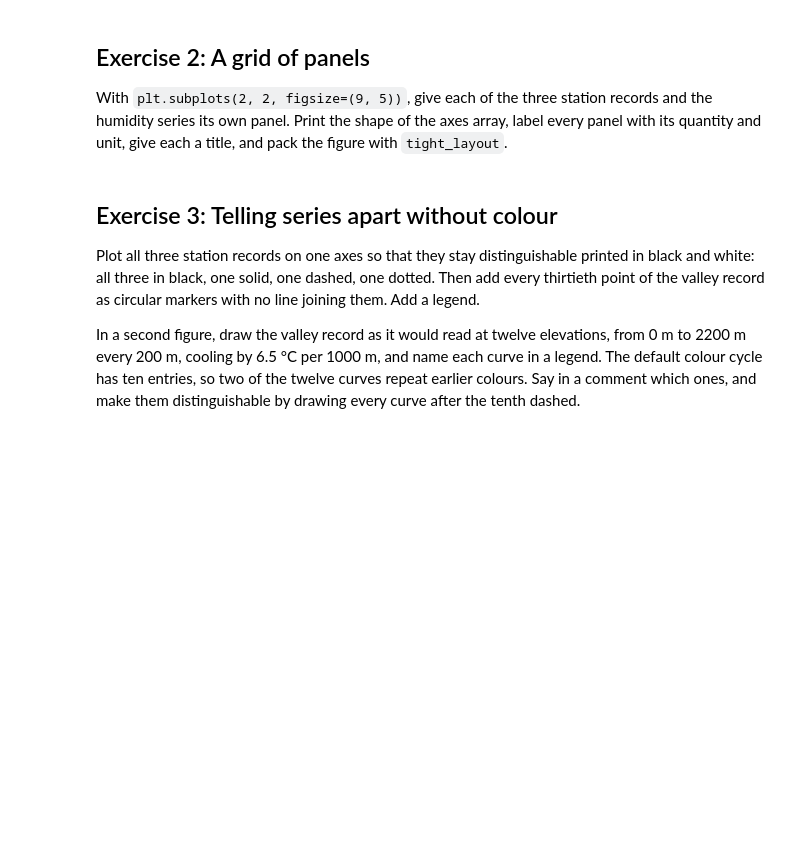
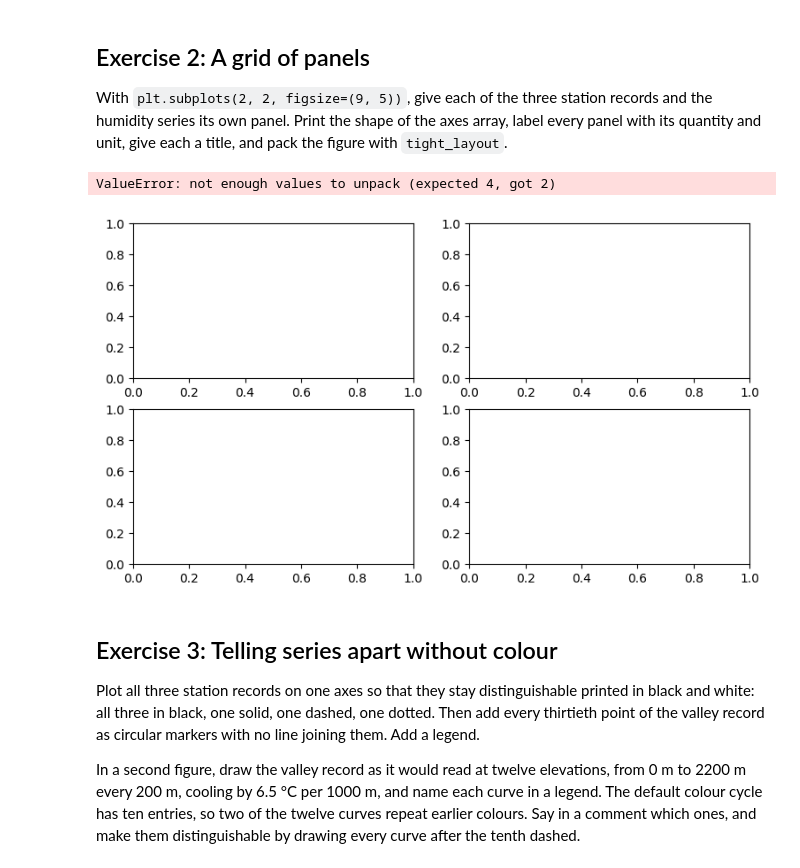
Before and after one commit to Pantinkraitre/2026_Intro_Python, a Jupyter notebook: live/part-I/1.4-matplotlib-and-xarray-exercises.ipynb, the cells around one changed output. Saved outputs shown, nothing was run; the diff lists cells and outputs as text; code cells hidden in the pictures; blank space fills up the shorter version.

```diff
--- a/live/part-I/1.4-matplotlib-and-xarray-exercises.ipynb
+++ b/live/part-I/1.4-matplotlib-and-xarray-exercises.ipynb
@@ -67,3 +92,32 @@ quantity and unit, give each a title, and pack the figure with `tight_layout`.
+# %%
+# Your solution here
+fig, axes = plt.subplots(2, 2, figsize=(9, 5))
+ax0, ax1,ax2,ax3=axes
+ax0.plot(days, valley_celsius, linestyle="dashed")
+ax0.set_title("Température annuelle dans la vallée")
+ax0.set_xlabel("Days of year")
+ax0.set_ylabel("Valley Temperature (°C)")
+
+ax1.plot(days, ridge_celsius, linestyle="dashed")
+ax1.set_title("Température annuelle dans le ridge")
+ax1.set_xlabel("Days of year")
+ax1.set_ylabel("ridge_celsius (°C)")
+
+ax2.plot(days, mountain_celsius, linestyle="dashed")
+ax2.set_title("Température annuelle dans la montagne")
+ax2.set_xlabel("Days of year")
+ax2.set_ylabel("moutain Temperature (°C)")
+
+ax3.plot(days, rh_percent, linestyle="dashed")
+ax3.set_title("rh_percent")
+ax3.set_xlabel("Days of year")
+ax3.set_ylabel("rh_percent (%)")
+
+plt.tight_layout()
+plt.show()
+# %% [output]
+ValueError: not enough values to unpack (expected 4, got 2)
+[figure, added]
 # %% [markdown]
 ## Exercise 3: Telling series apart without colour
 
```
Also changed, not shown: parts of 11 cells of this notebook.
